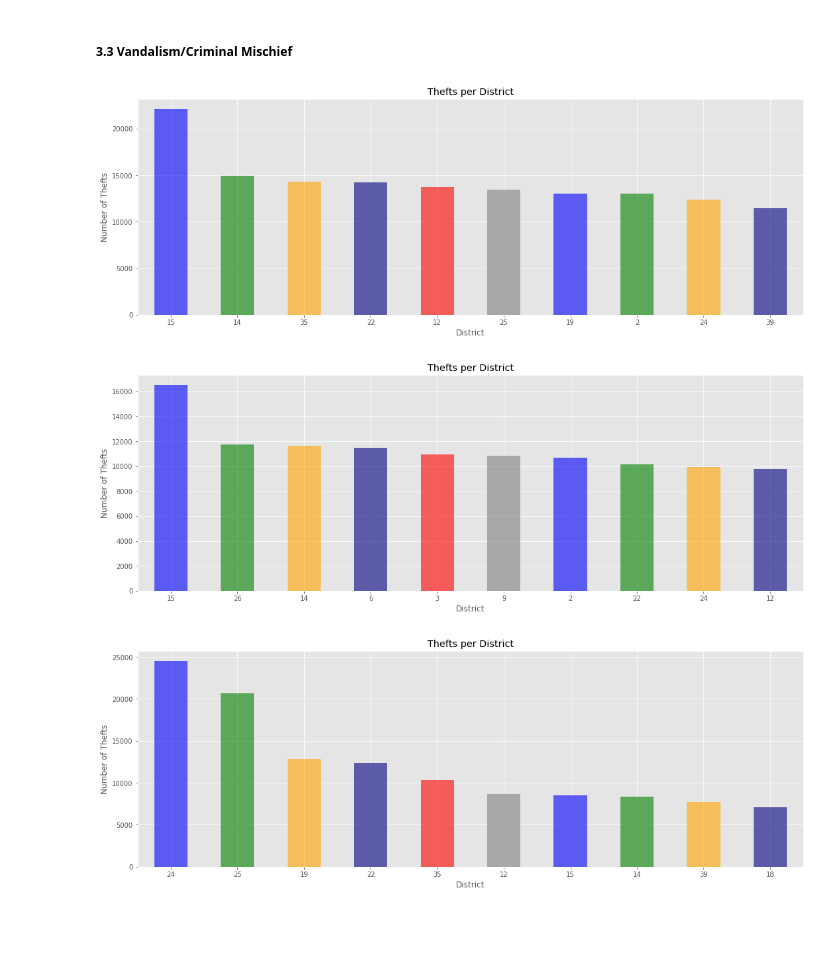
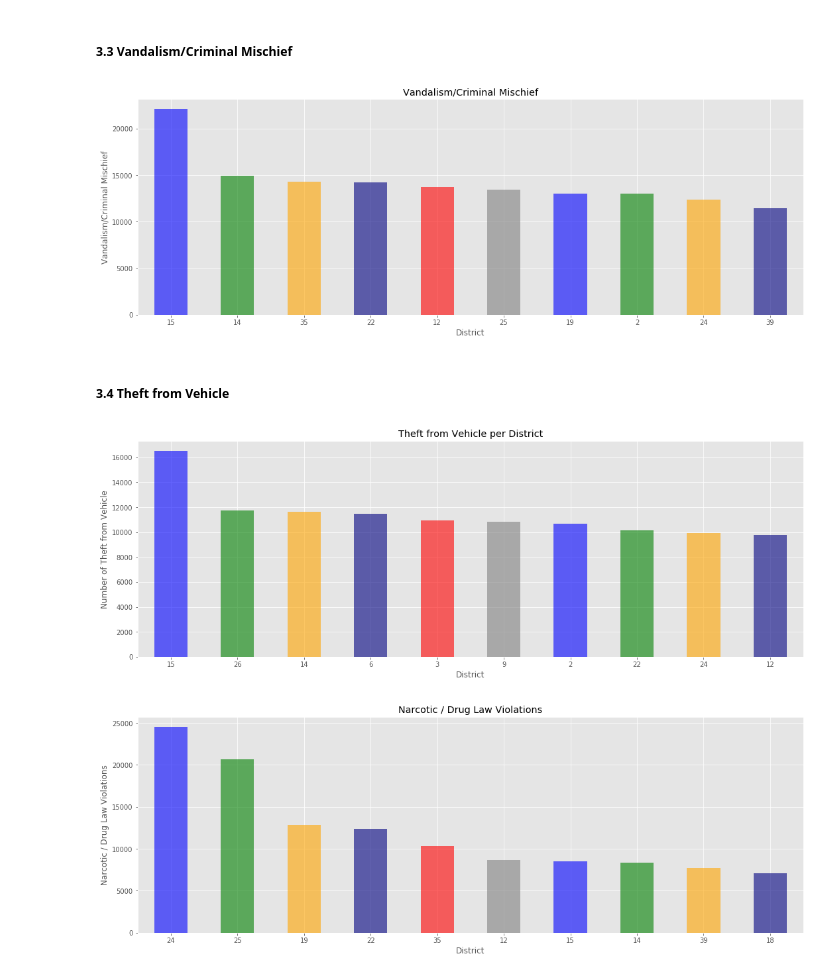
Before and after one commit to emunozlorenzo/DataCopCrimePrediction, a Jupyter notebook: notebooks/10_DataAnalysis.ipynb, the cells around one changed output. Drawn from its saved outputs; the diff is of its cells as text; code cells hidden in the pictures; blank space fills up the shorter version.

```diff
--- a/notebooks/10_DataAnalysis.ipynb
+++ b/notebooks/10_DataAnalysis.ipynb
@@ -125,9 +125,9 @@ ___Most of the Thefts in Philadelphia take place in districts 6 and 9. It makes
 # %%
 Vandalism = df[df['text_general_code'] == 'Vandalism/Criminal Mischief']
 Vandalism.groupby('DISTRICT_')['text_general_code'].count().sort_values(ascending=False).head(10).plot(kind='bar',color=['blue','green','orange','navy','red','grey'],alpha=0.6,figsize=(18,6))
-plt.title('Thefts per District')
+plt.title('Vandalism/Criminal Mischief')
 plt.xlabel('District')
-plt.ylabel('Number of Thefts')
+plt.ylabel('Vandalism/Criminal Mischief')
 plt.xticks(rotation=0);
 # %% [output]
-[figure, old version]
+[figure, new version]
@@ -136,18 +134,20 @@ plt.xticks(rotation=0);
+# %% [markdown]
+##### 3.4 Theft from Vehicle
 # %%
 thefts2 = df[df['text_general_code'] == 'Theft from Vehicle']
 thefts2.groupby('DISTRICT_')['text_general_code'].count().sort_values(ascending=False).head(10).plot(kind='bar',color=['blue','green','orange','navy','red','grey'],alpha=0.6,figsize=(18,6))
-plt.title('Thefts per District')
+plt.title('Theft from Vehicle per District')
 plt.xlabel('District')
-plt.ylabel('Number of Thefts')
+plt.ylabel('Number of Theft from Vehicle')
 plt.xticks(rotation=0);
 # %% [output]
-[figure, old version]
+[figure, new version]
 # %%
 Narcotic = df[df['text_general_code'] == 'Narcotic / Drug Law Violations']
 Narcotic.groupby('DISTRICT_')['text_general_code'].count().sort_values(ascending=False).head(10).plot(kind='bar',color=['blue','green','orange','navy','red','grey'],alpha=0.6,figsize=(18,6))
-plt.title('Thefts per District')
+plt.title('Narcotic / Drug Law Violations')
 plt.xlabel('District')
-plt.ylabel('Number of Thefts')
+plt.ylabel('Narcotic / Drug Law Violations')
 plt.xticks(rotation=0);
 # %% [output]
-[figure, old version]
+[figure, new version]
```
Also changed, not shown: parts of 3 cells of this notebook.
